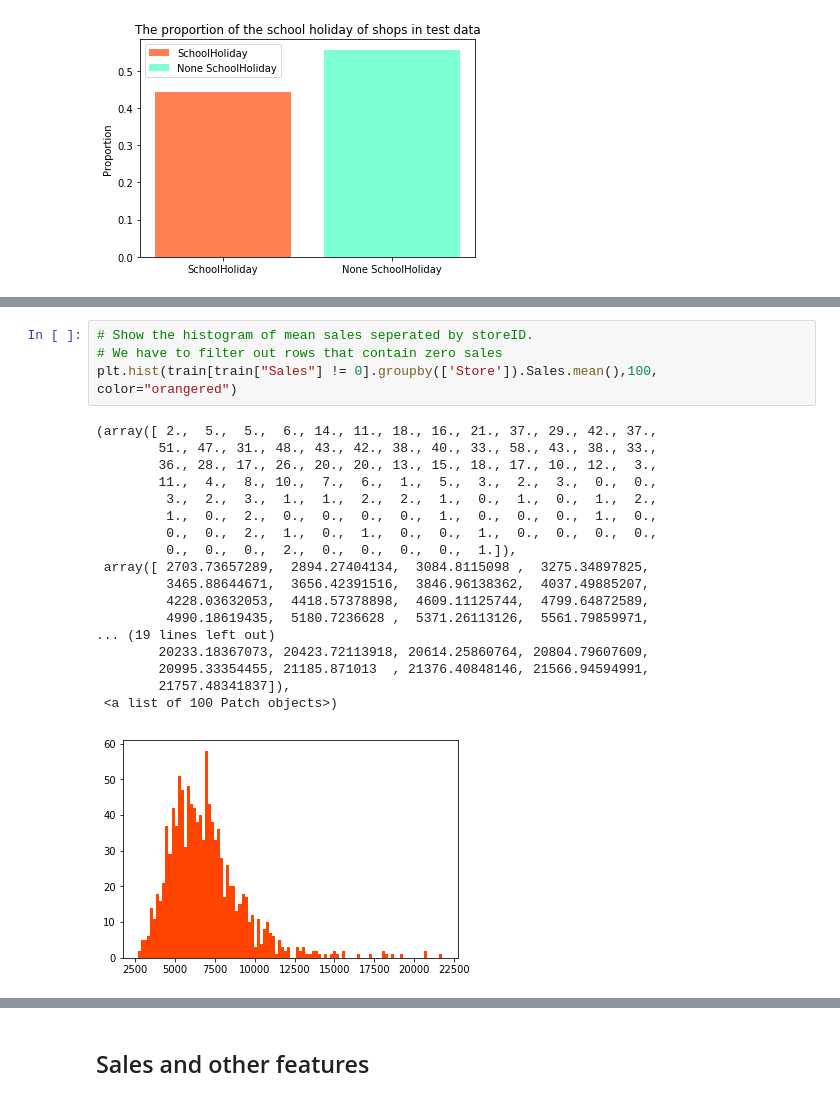
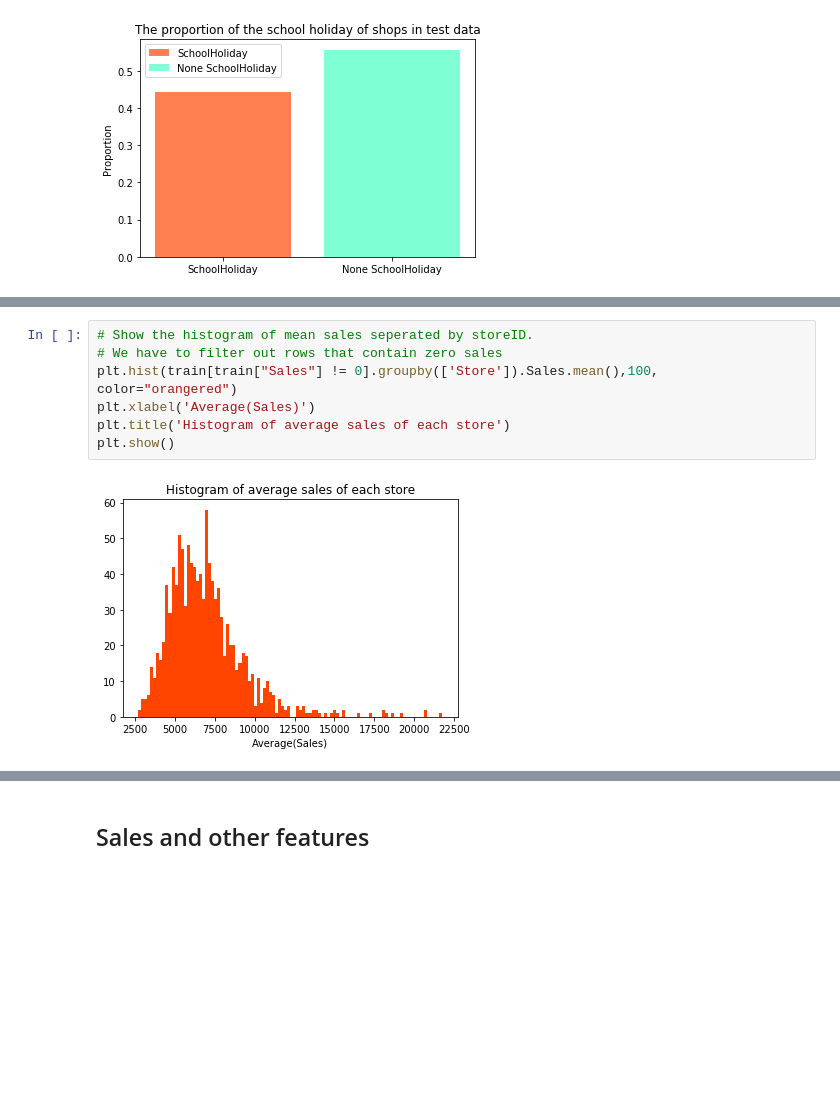
Before and after one commit to bozhlab/Rossmann_store_sales, a Jupyter notebook: Rossmann_Store_Sales_prediction.ipynb, the cells around one changed output, grey strips where cells are left out. Cells and saved outputs as stored; diff of their text form; blank space fills up the shorter version.

```diff
--- a/Rossmann_Store_Sales_prediction.ipynb
+++ b/Rossmann_Store_Sales_prediction.ipynb
@@ -420,26 +410,12 @@ plt.hist(train.Sales, 100, color="orangered")
 # %%
 # Show the histogram of mean sales seperated by storeID.
 # We have to filter out rows that contain zero sales
 plt.hist(train[train["Sales"] != 0].groupby(['Store']).Sales.mean(),100, color="orangered")
+plt.xlabel('Average(Sales)')
+plt.title('Histogram of average sales of each store')
+plt.show()
 # %% [output]
-(array([ 2.,  5.,  5.,  6., 14., 11., 18., 16., 21., 37., 29., 42., 37.,
-        51., 47., 31., 48., 43., 42., 38., 40., 33., 58., 43., 38., 33.,
-        36., 28., 17., 26., 20., 20., 13., 15., 18., 17., 10., 12.,  3.,
-        11.,  4.,  8., 10.,  7.,  6.,  1.,  5.,  3.,  2.,  3.,  0.,  0.,
-         3.,  2.,  3.,  1.,  1.,  2.,  2.,  1.,  0.,  1.,  0.,  1.,  2.,
-         1.,  0.,  2.,  0.,  0.,  0.,  0.,  1.,  0.,  0.,  0.,  1.,  0.,
-         0.,  0.,  2.,  1.,  0.,  1.,  0.,  0.,  1.,  0.,  0.,  0.,  0.,
-         0.,  0.,  0.,  2.,  0.,  0.,  0.,  0.,  1.]),
- array([ 2703.73657289,  2894.27404134,  3084.8115098 ,  3275.34897825,
-         3465.88644671,  3656.42391516,  3846.96138362,  4037.49885207,
-         4228.03632053,  4418.57378898,  4609.11125744,  4799.64872589,
-         4990.18619435,  5180.7236628 ,  5371.26113126,  5561.79859971,
-... (19 lines left out)
-        20233.18367073, 20423.72113918, 20614.25860764, 20804.79607609,
-        20995.33354455, 21185.871013  , 21376.40848146, 21566.94594991,
-        21757.48341837]),
- <a list of 100 Patch objects>)
-[figure, old version]
+[figure, new version]
 # %%
 # histogram of customers in train data
 # According to histogram, there are zero customers on train data
```
Also changed, not shown: parts of 12 cells of this notebook.
